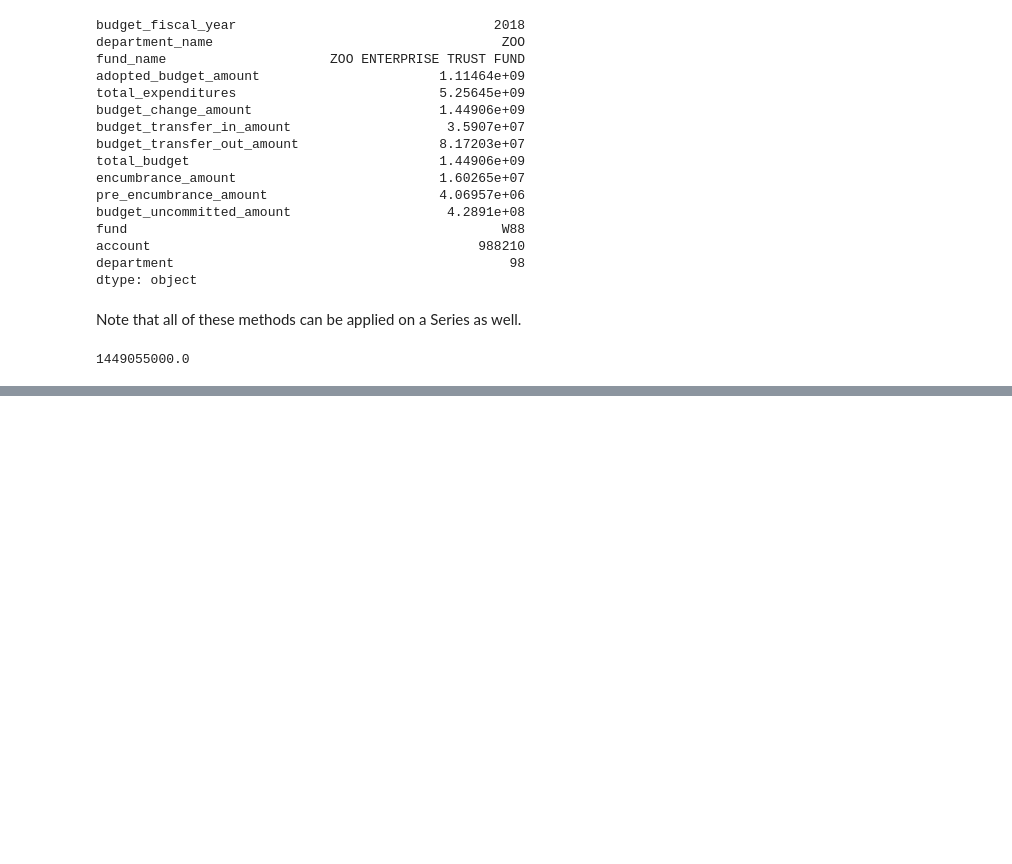
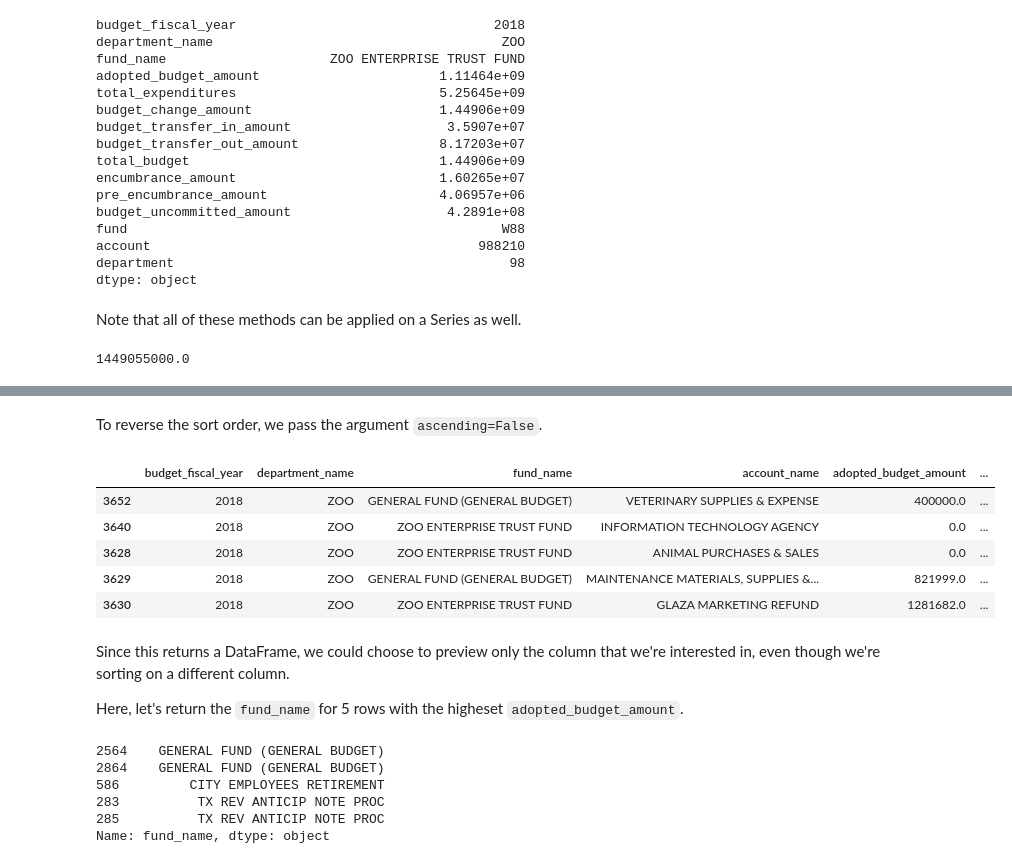
Before and after one commit to dstrodtman/pandas_intro_pyladies, a Jupyter notebook: lessons/01_intro_to_pandas.ipynb, the cells around one changed output, grey strips where cells are left out. Cells and saved outputs as stored; diff of their text form; code cells hidden in the pictures; blank space fills up the shorter version.

```diff
--- a/notebooks/EDA_2018.ipynb
+++ b/lessons/01_intro_to_pandas.ipynb
@@ -1356,0 +1235,24 @@ df.groupby(['department_name', 'department'])[['account_name']].count()
+# %% [markdown]
+To reverse the sort order, we pass the argument `ascending=False`.
+# %%
+df.sort_values('department_name', ascending=False).head()
+# %% [output]
+|  | budget_fiscal_year | department_name | fund_name | account_name | adopted_budget_amount | ... |
+| 3652 | 2018 | ZOO | GENERAL FUND (GENERAL BUDGET) | VETERINARY SUPPLIES & EXPENSE | 400000.0 | ... |
+| 3640 | 2018 | ZOO | ZOO ENTERPRISE TRUST FUND | INFORMATION TECHNOLOGY AGENCY | 0.0 | ... |
+| 3628 | 2018 | ZOO | ZOO ENTERPRISE TRUST FUND | ANIMAL PURCHASES & SALES | 0.0 | ... |
+| 3629 | 2018 | ZOO | GENERAL FUND (GENERAL BUDGET) | MAINTENANCE MATERIALS, SUPPLIES &... | 821999.0 | ... |
+| 3630 | 2018 | ZOO | ZOO ENTERPRISE TRUST FUND | GLAZA MARKETING REFUND | 1281682.0 | ... |
+# %% [markdown]
+Since this returns a DataFrame, we could choose to preview only the column that we're interested in, even though we're sorting on a different column.
+
+Here, let's return the `fund_name` for 5 rows with the higheset `adopted_budget_amount`.
+# %%
+df.sort_values('adopted_budget_amount', ascending=False)['fund_name'].head()
+# %% [output]
+2564    GENERAL FUND (GENERAL BUDGET)
+2864    GENERAL FUND (GENERAL BUDGET)
+586         CITY EMPLOYEES RETIREMENT
+283          TX REV ANTICIP NOTE PROC
+285          TX REV ANTICIP NOTE PROC
+Name: fund_name, dtype: object
```
Also changed, not shown: parts of 38 cells of this notebook, 3 other files.
